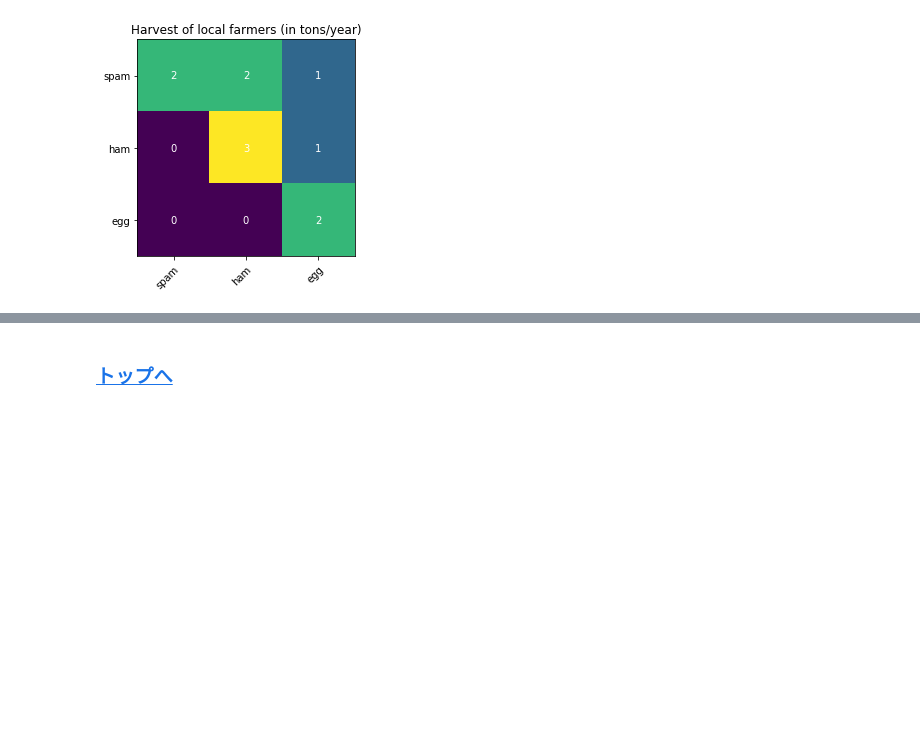
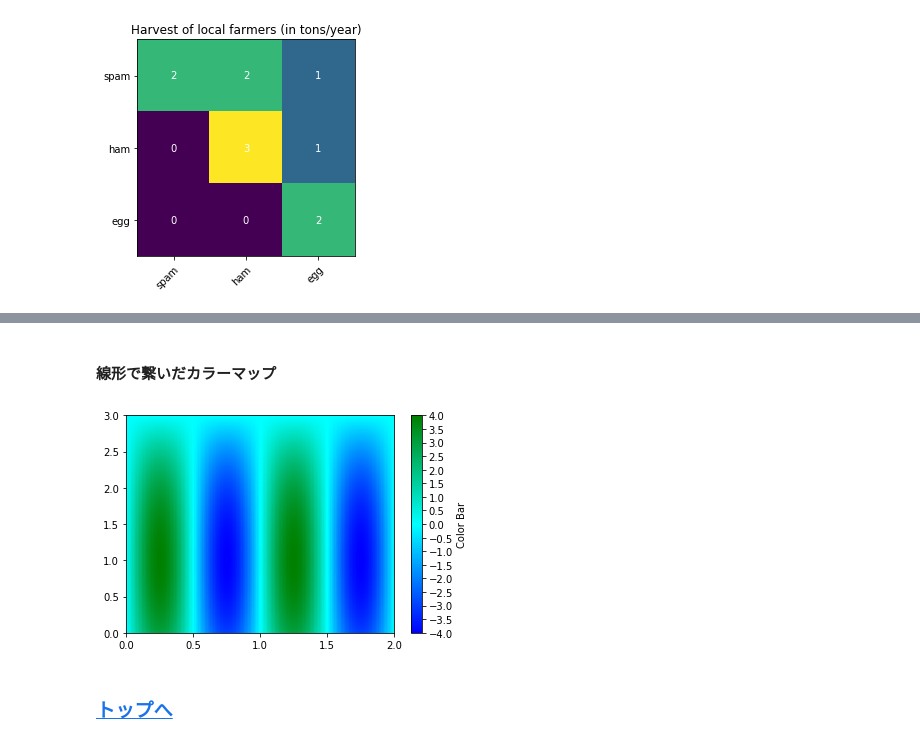
Before and after one commit to IkokObi/Reference, a Jupyter notebook: Python/matplotlib/matplotlib_cheatbook.ipynb, the cells around one changed output, grey strips where cells are left out. Cells and saved outputs as stored; diff of their text form; code cells hidden in the pictures; blank space fills up the shorter version.

```diff
--- a/Python/matplotlib/matplotlib_cheatbook.ipynb
+++ b/Python/matplotlib/matplotlib_cheatbook.ipynb
@@ -270,2 +333,13 @@ plot_confusion_matrix(y_true=y_true, y_pred=y_pred, labels=labels, name_labels=n
+# %% [markdown]
+#### 線形で繋いだカラーマップ
+# %%
+from matplotlib.colors import LinearSegmentedColormap
+
+colorlist = [[0, 'Blue'], [0.5, 'cyan'], [1, 'Green']]
+cmap = LinearSegmentedColormap.from_list('mycmap', colorlist)
+
+pcolormesh_cmap(x_grid=X, y_grid=Y, data=data, vmin=-4, vmax=4, cmap=cmap)
+# %% [output]
+[figure, added]
 # %% [markdown]
 ### [トップへ](#top)
```
Also changed, not shown: parts of 10 cells of this notebook.
